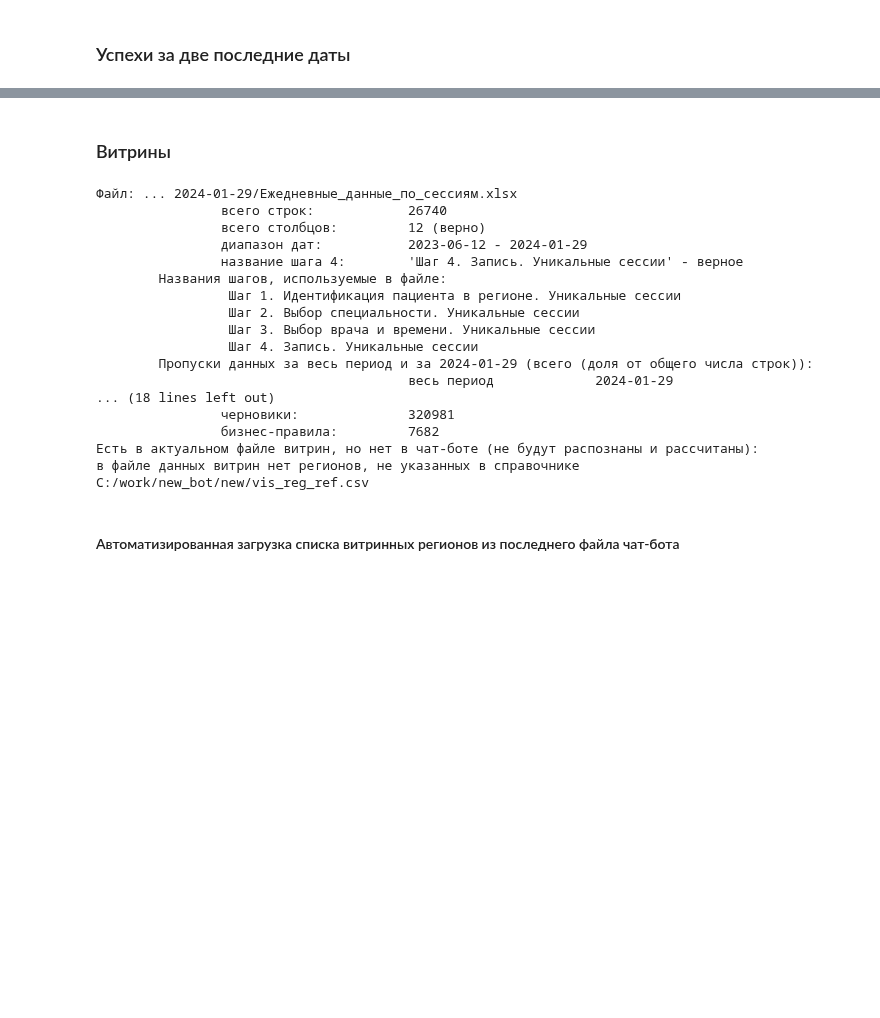
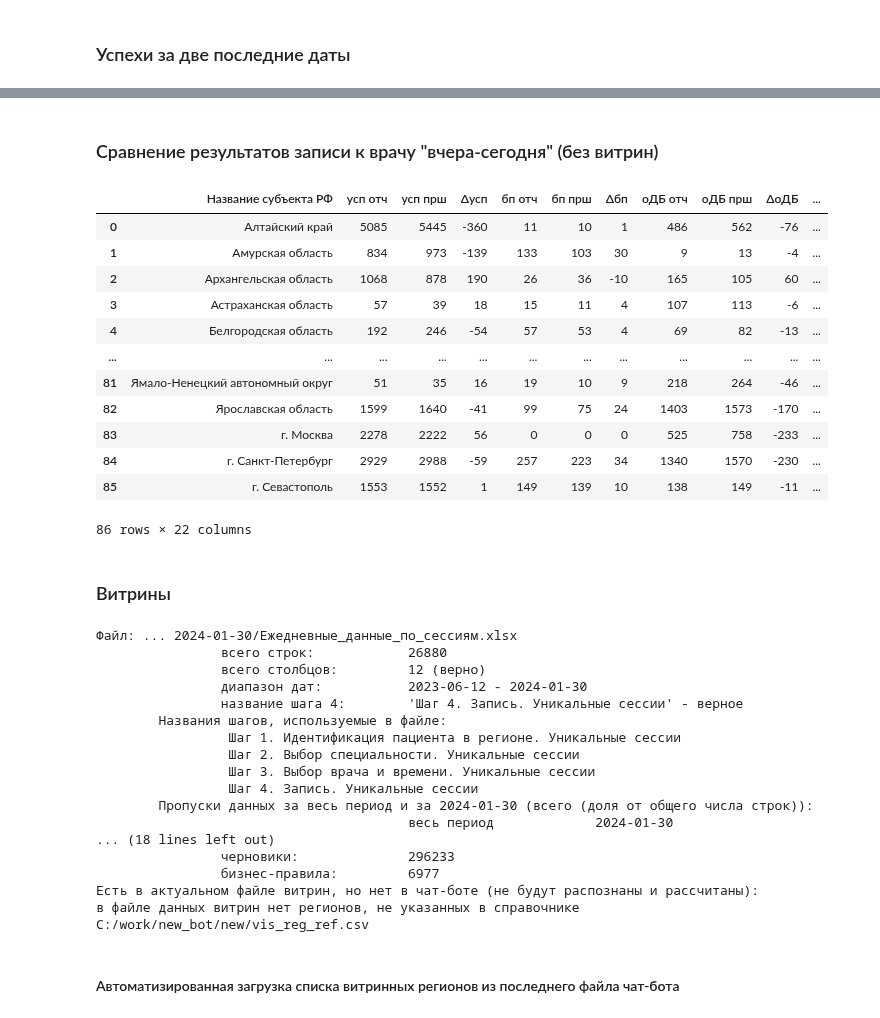
Before and after one commit to s-eremeev/eremeev, a Jupyter notebook: work/scripts/validation_tsifrimed.ipynb, the cells around one changed output, grey strips where cells are left out. Saved outputs shown, nothing was run; the diff lists cells and outputs as text; code cells hidden in the pictures; blank space fills up the shorter version.

```diff
--- a/work/scripts/validation_tsifrimed.ipynb
+++ b/work/scripts/validation_tsifrimed.ipynb
@@ -462,6 +454,7 @@ df_e_yt
 ### Успехи за две последние даты
 # %%
 %%time
+k=0
 # успешные записи (два последние файла)
 for file_name in s_file_list[-2:]:
     df_tmp_s = pd.read_csv(s_path + "/" + file_name, sep=";")
@@ -521,6 +514,12 @@ for file_name in s_file_list[-2:]:
             .reset_index()
             .to_string(index=False)
         )
+    df_tmp_s_3 = df_tmp_s[df_tmp_s["Тип записи"] == 3]
+    if k == 0:
+        df_s_yesterday = df_tmp_s_3.copy()
+    else:
+        df_s_today = df_tmp_s_3.copy()
+    k+=1
     # break
 # %% [output]
 Файл И38_успешные_сессии_20240129.csv:
@@ -558,0 +544,17 @@ df_tmp_s
+# %%
+df_s_y = pd.pivot_table(
+    df_s_yesterday,
+    index="Название субъекта РФ",
+    values="session_id",
+    aggfunc="count",
+).reset_index()
+df_s_t = pd.pivot_table(
+    df_s_today,
+    index="Название субъекта РФ",
+    values="session_id",
+    aggfunc="count",
+).reset_index()
+df_s_yt = df_s_t.merge(df_s_y, on="Название субъекта РФ", how="outer").fillna(0)
+df_s_yt = df_s_yt.rename(columns={"session_id_x": "усп отч", "session_id_y": "усп прш"})
+df_s_yt["Δусп"] = df_s_yt["усп отч"] - df_s_yt["усп прш"]
+df_s_yt
@@ -559,3 +575,22 @@ df_tmp_s
+# %% [markdown]
+### Сравнение результатов записи к врачу "вчера-сегодня" (без витрин)
+# %%
+df_yt = df_s_yt.merge(df_e_yt, on="Название субъекта РФ", how="outer")
+df_yt
+# %% [output]
+|  | Название субъекта РФ | усп отч | усп прш | Δусп | бп отч | бп прш | Δбп | оДБ отч | оДБ прш | ΔоДБ | ... |
+| 0 | Алтайский край | 5085 | 5445 | -360 | 11 | 10 | 1 | 486 | 562 | -76 | ... |
+| 1 | Амурская область | 834 | 973 | -139 | 133 | 103 | 30 | 9 | 13 | -4 | ... |
+| 2 | Архангельская область | 1068 | 878 | 190 | 26 | 36 | -10 | 165 | 105 | 60 | ... |
+| 3 | Астраханская область | 57 | 39 | 18 | 15 | 11 | 4 | 107 | 113 | -6 | ... |
+| 4 | Белгородская область | 192 | 246 | -54 | 57 | 53 | 4 | 69 | 82 | -13 | ... |
+| ... | ... | ... | ... | ... | ... | ... | ... | ... | ... | ... | ... |
+| 81 | Ямало-Ненецкий автономный округ | 51 | 35 | 16 | 19 | 10 | 9 | 218 | 264 | -46 | ... |
+| 82 | Ярославская область | 1599 | 1640 | -41 | 99 | 75 | 24 | 1403 | 1573 | -170 | ... |
+| 83 | г. Москва | 2278 | 2222 | 56 | 0 | 0 | 0 | 525 | 758 | -233 | ... |
+| 84 | г. Санкт-Петербург | 2929 | 2988 | -59 | 257 | 223 | 34 | 1340 | 1570 | -230 | ... |
+| 85 | г. Севастополь | 1553 | 1552 | 1 | 149 | 139 | 10 | 138 | 149 | -11 | ... |
+86 rows × 22 columns
 # %% [markdown]
 ### Витрины
 # %%
@@ -683,21 +718,21 @@ if df_dm_regname_contrast_print.empty:
 else:
     print(df_dm_regname_contrast_print.to_string(index=False))
 # %% [output]
-Файл: ... 2024-01-29/Ежедневные_данные_по_сессиям.xlsx
-                всего строк:            26740
+Файл: ... 2024-01-30/Ежедневные_данные_по_сессиям.xlsx
+                всего строк:            26880
                 всего столбцов:         12 (верно)
-                диапазон дат:           2023-06-12 - 2024-01-29
+                диапазон дат:           2023-06-12 - 2024-01-30
                 название шага 4:        'Шаг 4. Запись. Уникальные сессии' - верное
         Названия шагов, используемые в файле:
                  Шаг 1. Идентификация пациента в регионе. Уникальные сессии
                  Шаг 2. Выбор специальности. Уникальные сессии
                  Шаг 3. Выбор врача и времени. Уникальные сессии
                  Шаг 4. Запись. Уникальные сессии
-        Пропуски данных за весь период и за 2024-01-29 (всего (доля от общего числа строк)):
-                                        весь период             2024-01-29
+        Пропуски данных за весь период и за 2024-01-30 (всего (доля от общего числа строк)):
+                                        весь период             2024-01-30
 ... (18 lines left out)
-                черновики:              320981
-                бизнес-правила:         7682
+                черновики:              296233
+                бизнес-правила:         6977
 Есть в актуальном файле витрин, но нет в чат-боте (не будут распознаны и рассчитаны):
 в файле данных витрин нет регионов, не указанных в справочнике C:/work/new_bot/new/vis_reg_ref.csv
 # %% [markdown]
```
Also changed, not shown: parts of 20 cells of this notebook, 1 other file.
